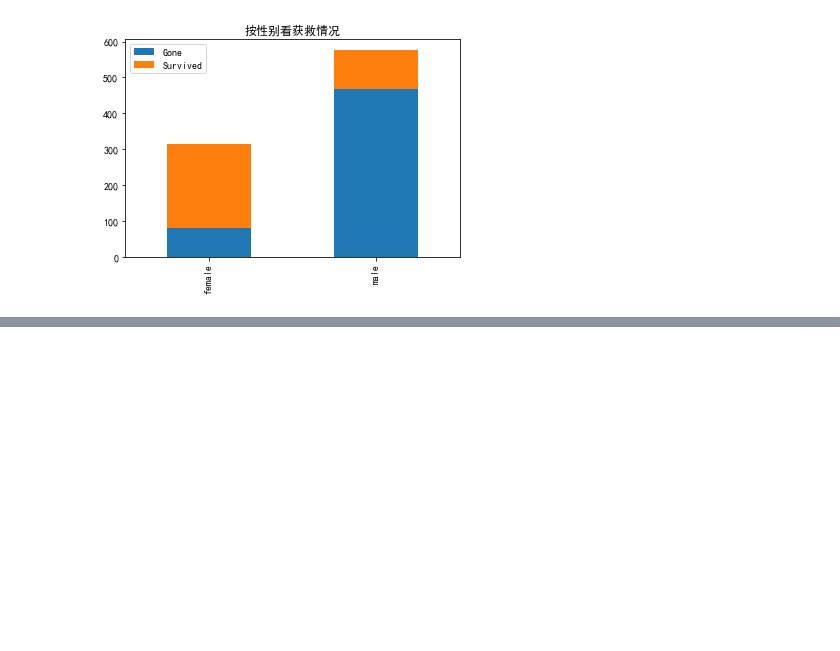
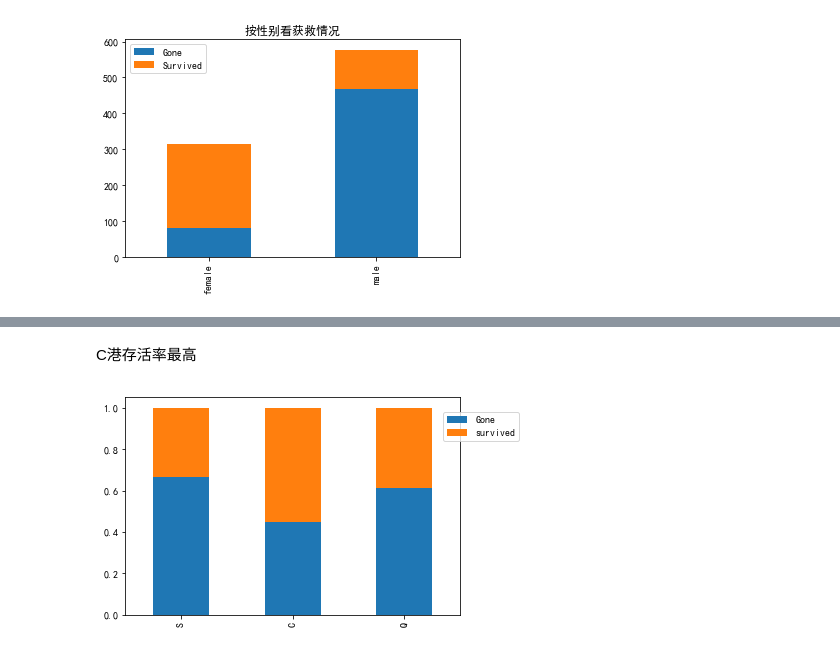
Before and after one commit to ds17/machine_learning, a Jupyter notebook: Data_Science/Kaggle/01_Titanic Disaster/Titanic Survival Prediction.ipynb, the cells around one changed output, grey strips where cells are left out. Saved outputs shown, nothing was run; the diff lists cells and outputs as text; code cells hidden in the pictures; blank space fills up the shorter version.

```diff
--- a/Data_Science/Kaggle/01_Titanic Disaster/Titanic Survival Prediction.ipynb
+++ b/Data_Science/Kaggle/01_Titanic Disaster/Titanic Survival Prediction.ipynb
@@ -85,0 +137,7 @@ plt.show()
+# %% [markdown]
+C港存活率最高
+# %%
+bort_ratio.T.plot(kind='bar', stacked=1)
+plt.legend(loc=(0.95,0.8));
+# %% [output]
+[figure, added]
```
Also changed, not shown: parts of 5 cells of this notebook, 1 other file.
